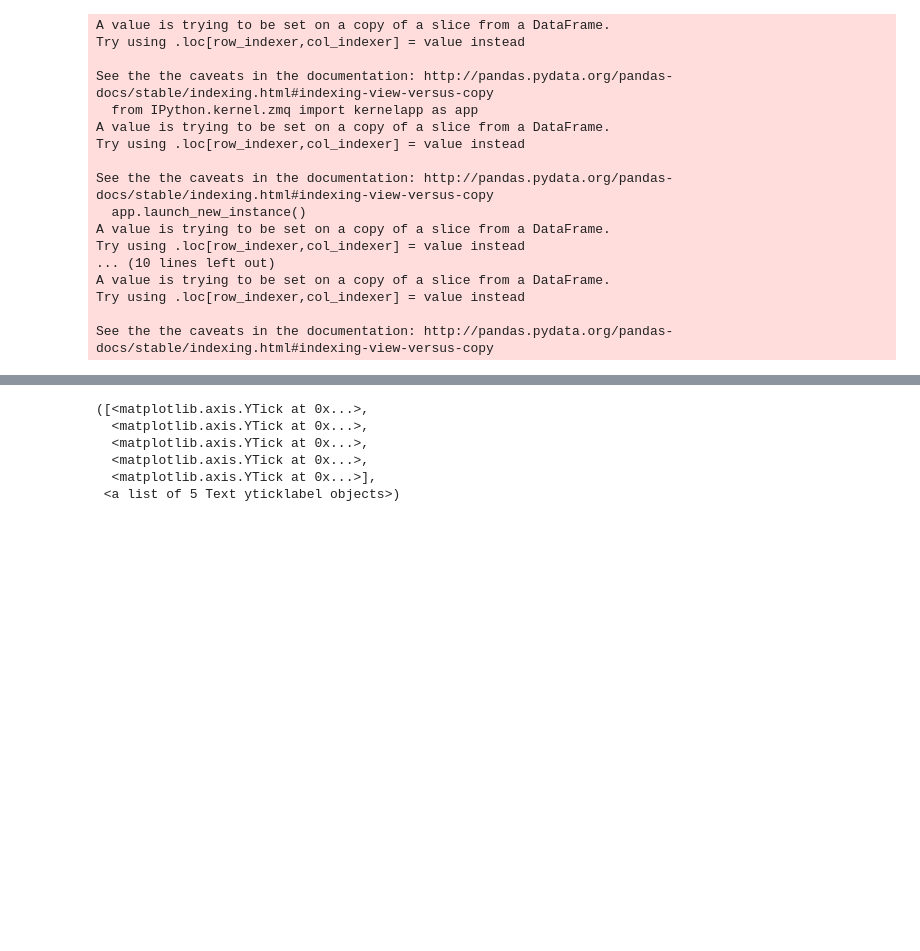
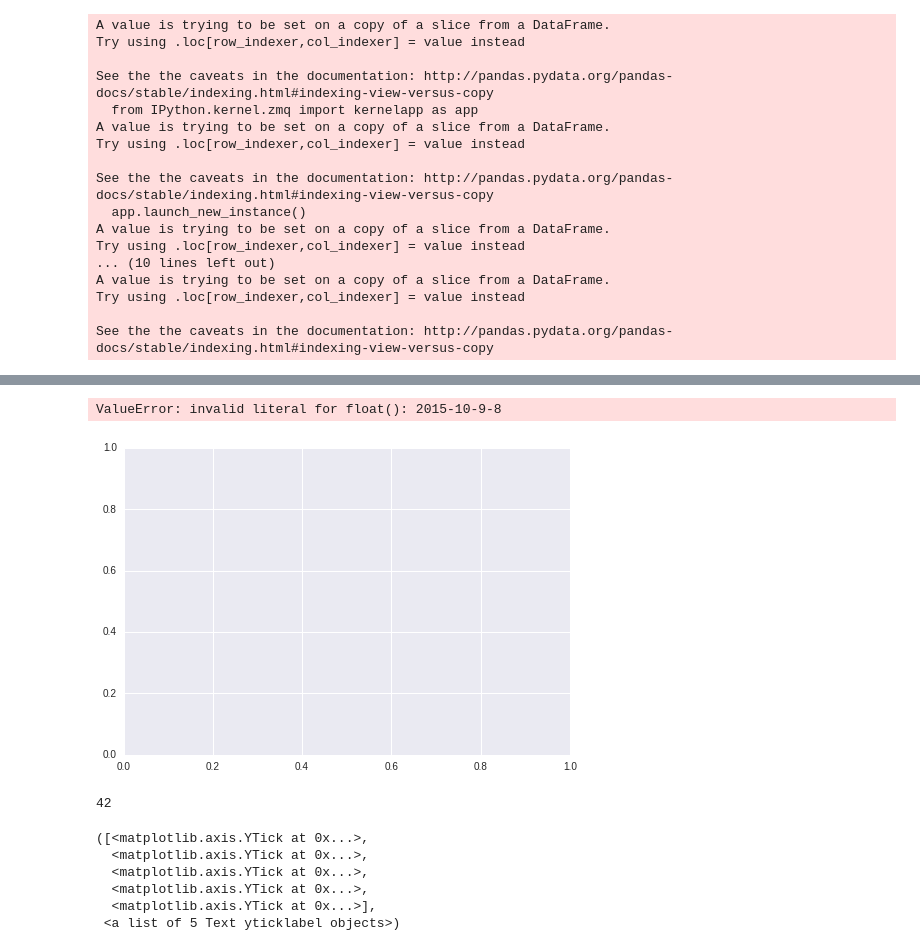
Before and after one commit to mdnip/InsightProject, a Jupyter notebook: San Francisco.ipynb, the cells around one changed output, grey strips where cells are left out. Saved outputs shown, nothing was run; the diff lists cells and outputs as text; code cells hidden in the pictures; blank space fills up the shorter version.

```diff
--- a/San Francisco.ipynb
+++ b/San Francisco.ipynb
@@ -56,7 +63,7 @@ sf_df = df[(df.lat <= filter_coord['ul_lat']) & (df.longitude <= filter_coord['u
 
 sf_df = sf_df.reset_index()
 # %%
-sf_df = df
+#sf_df = df
 
 Xtrain = np.vstack((sf_df.longitude, sf_df.lat)).T
 Xtrain *= np.pi/180
@@ -178,0 +218,35 @@ See the the caveats in the documentation: http://pandas.pydata.org/pandas-docs/s
+# %%
+timestamps = pd.DataFrame(df1['created_time'].apply(lambda x: datetime.datetime.fromtimestamp(x)))
+
+timestamps['weeks_back'] = timestamps.apply(lambda x: datetime.datetime.now()- x)
+timestamps['weeks_back'] = timestamps['weeks_back'].apply(lambda x: x.astype('timedelta64[W]')/ np.timedelta64(1,'W'))
+timestamps['day_of_week'] = timestamps['created_time'].apply(lambda x: x.weekday())
+timestamps['hour_of_day'] = timestamps['created_time'].apply(lambda x: x.hour / 4 )#time_bin_hours)
+timestamps['count'] = 1
+
+occupancy = timestamps.groupby(['weeks_back','day_of_week','hour_of_day']).count().reset_index()
+occupancy['count'] = occupancy['count'].apply(lambda x: 1 if x > 0 else 0)
+
+ts_binned = pd.pivot_table(occupancy[['weeks_back','day_of_week','hour_of_day','count']], values = 'count', columns = ['day_of_week','hour_of_day'], index ='weeks_back')
+ts_binned = ts_binned.applymap(lambda x: 0 if np.isnan(x) else x)
+
+time_bins = []
+for day in xrange(0,7):
+    for hour_bin in xrange(0,6):
+        #time_bins.append(pd.to_datetime('%d-%d-%d-%d' % (2015, 10, 5+day,4*hour_bin)))
+        time_bins.append(datetime.datetime(year = 2015, month = 10, day = 5 + day, hour = 4*hour_bin))
+
+
+print time_bins
+
+import seaborn as sns
+
+#print ts_binned.reset_index().columns
+ts_binned[5,1] = 0
+
+#print ts_binned.columns
+
+sns.tsplot(data = ts_binned.values,
+           time = time_bins)
+sns.axlabel('time', 'probability')
+# %% [output]
@@ -178,0 +254,7 @@ See the the caveats in the documentation: http://pandas.pydata.org/pandas-docs/s
+ValueError: invalid literal for float(): 2015-10-9-8
+[figure, added]
+# %%
+ts_binned[5,1] = 0
+len(ts_binned.columns)
+# %% [output]
+42
```
Also changed, not shown: parts of 5 cells of this notebook, 13 other files.
